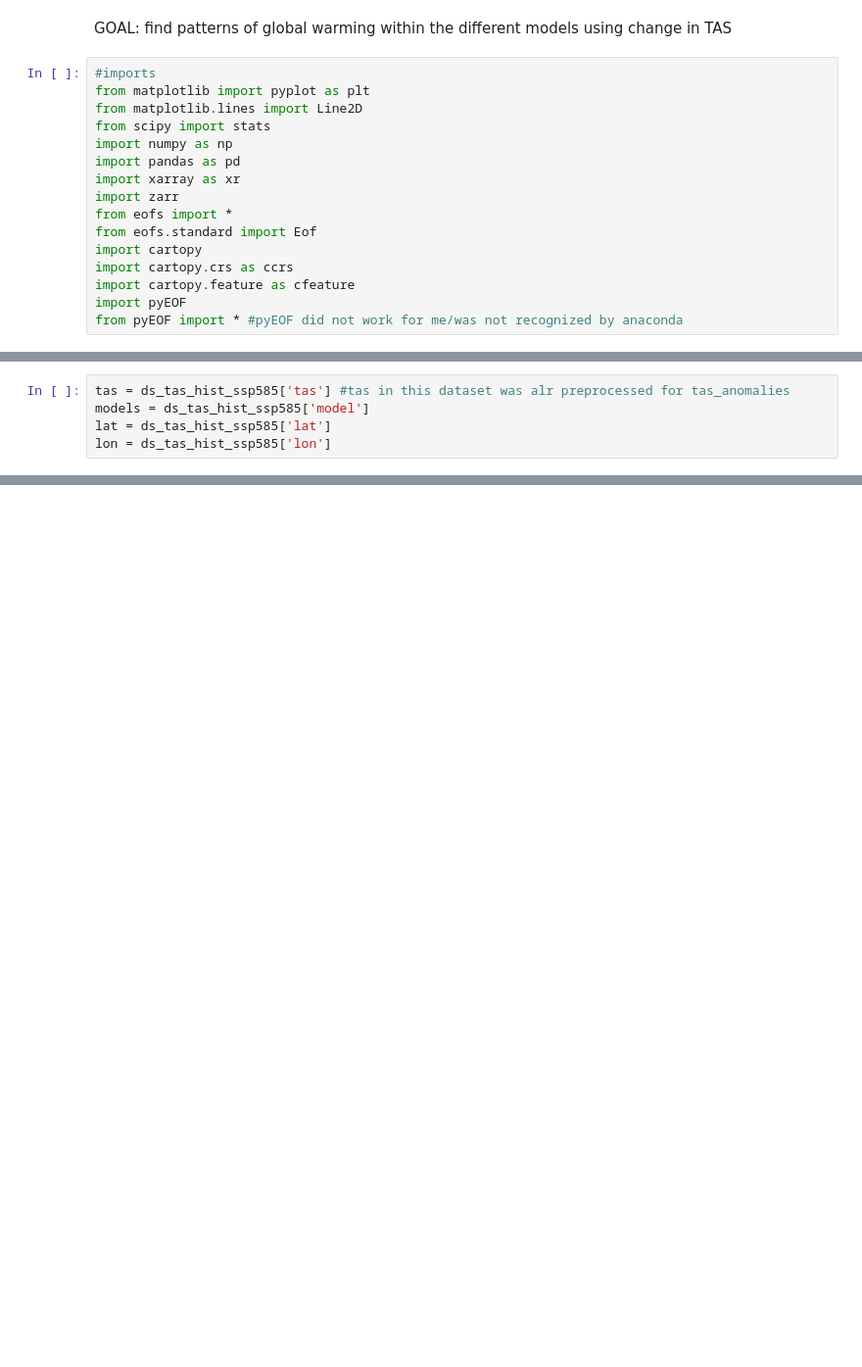
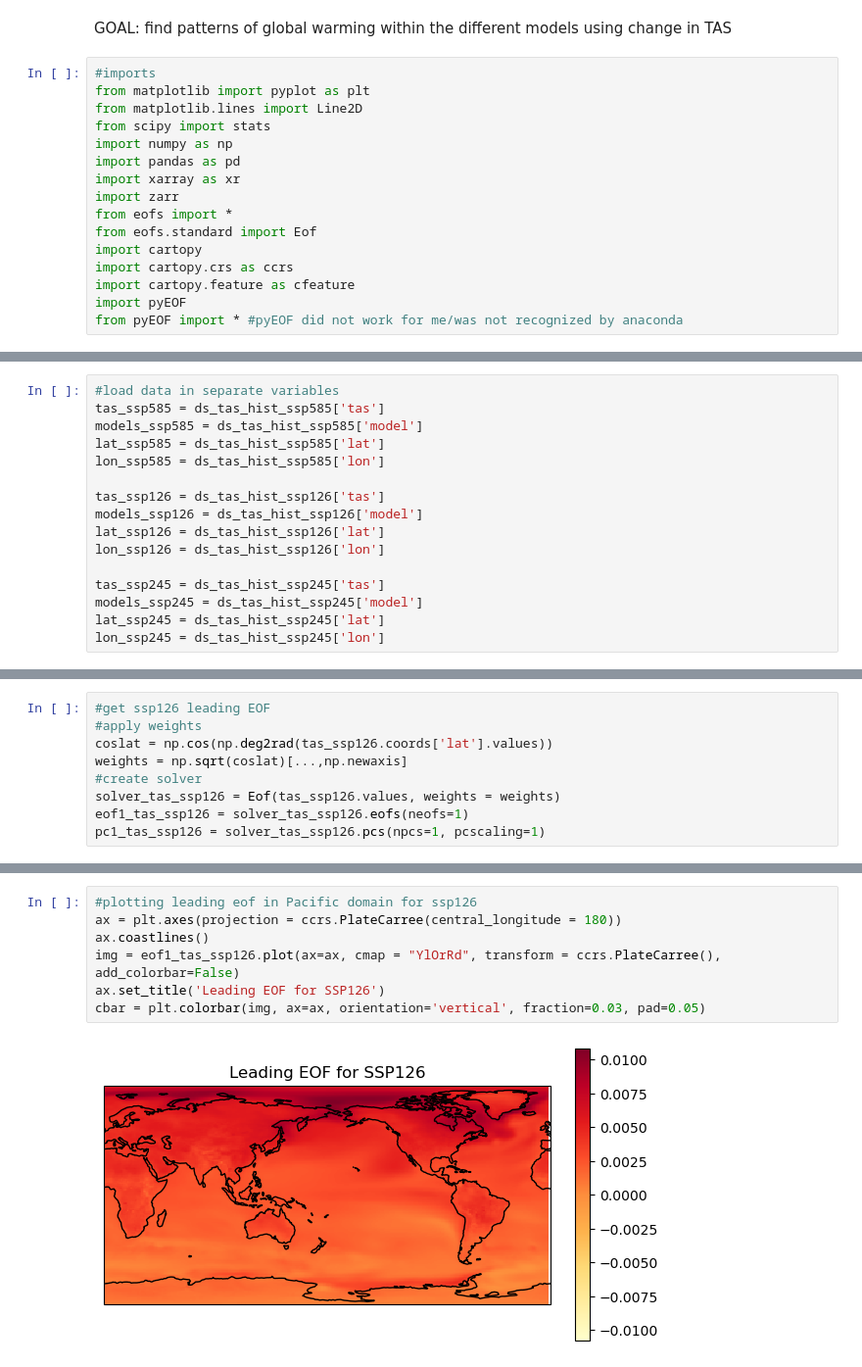
Before and after one commit to jinnayoon/cmip6-tempchangeproj, a Jupyter notebook: EOF_analysis.ipynb, the cells around one changed output, grey strips where cells are left out. Shown at 98% size. Drawn from its saved outputs; the diff is of its cells as text; blank space fills up the shorter version.

```diff
--- a/EOF_analysis.ipynb
+++ b/EOF_analysis.ipynb
@@ -35,5 +26,16 @@ Data variables:
 # %%
-tas = ds_tas_hist_ssp585['tas'] #tas in this dataset was alr preprocessed for tas_anomalies
-models = ds_tas_hist_ssp585['model']
-lat = ds_tas_hist_ssp585['lat']
-lon = ds_tas_hist_ssp585['lon']
+#load data in separate variables
+tas_ssp585 = ds_tas_hist_ssp585['tas']
+models_ssp585 = ds_tas_hist_ssp585['model']
+lat_ssp585 = ds_tas_hist_ssp585['lat']
+lon_ssp585 = ds_tas_hist_ssp585['lon']
+
+tas_ssp126 = ds_tas_hist_ssp126['tas']
+models_ssp126 = ds_tas_hist_ssp126['model']
+lat_ssp126 = ds_tas_hist_ssp126['lat']
+lon_ssp126 = ds_tas_hist_ssp126['lon']
+
+tas_ssp245 = ds_tas_hist_ssp245['tas']
+models_ssp245 = ds_tas_hist_ssp245['model']
+lat_ssp245 = ds_tas_hist_ssp245['lat']
+lon_ssp245 = ds_tas_hist_ssp245['lon']
@@ -48,0 +54,9 @@ Coordinates:
+# %%
+#get ssp126 leading EOF
+#apply weights
+coslat = np.cos(np.deg2rad(tas_ssp126.coords['lat'].values))
+weights = np.sqrt(coslat)[...,np.newaxis]
+#create solver
+solver_tas_ssp126 = Eof(tas_ssp126.values, weights = weights)
+eof1_tas_ssp126 = solver_tas_ssp126.eofs(neofs=1)
+pc1_tas_ssp126 = solver_tas_ssp126.pcs(npcs=1, pcscaling=1)
@@ -48,0 +91,9 @@ Coordinates:
+# %%
+#plotting leading eof in Pacific domain for ssp126
+ax = plt.axes(projection = ccrs.PlateCarree(central_longitude = 180))
+ax.coastlines()
+img = eof1_tas_ssp126.plot(ax=ax, cmap = "YlOrRd", transform = ccrs.PlateCarree(), add_colorbar=False)
+ax.set_title('Leading EOF for SSP126')
+cbar = plt.colorbar(img, ax=ax, orientation='vertical', fraction=0.03, pad=0.05)
+# %% [output]
+[figure, added]
```
Also changed, not shown: parts of 36 cells of this notebook.
